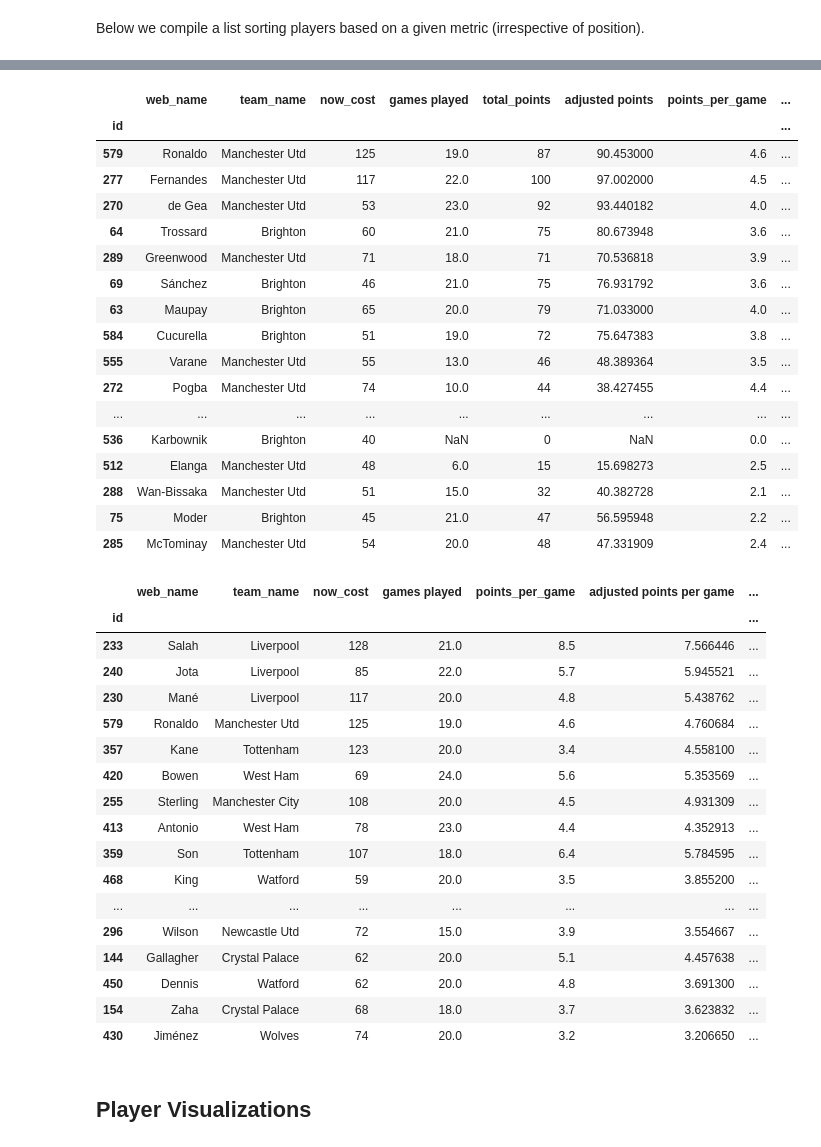
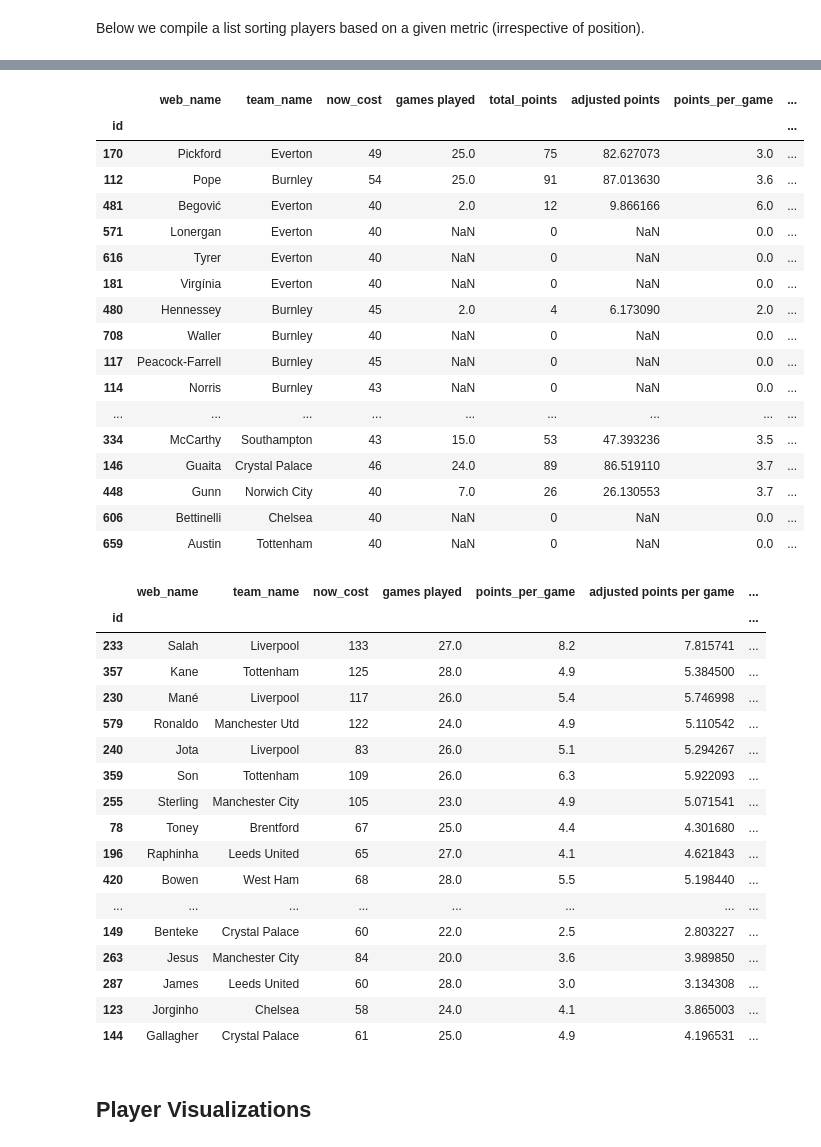
Before and after one commit to jaksticks/Fantasy-Premier-League, a Jupyter notebook: season21_22/notebooks/4. playerEvaluation.ipynb, the cells around one changed output, grey strips where cells are left out. Cells and saved outputs as stored; diff of their text form; code cells hidden in the pictures.

```diff
--- a/season21_22/notebooks/4. playerEvaluation.ipynb
+++ b/season21_22/notebooks/4. playerEvaluation.ipynb
@@ -4,7 +4,7 @@
 Here we compare players based on their adjusted points. Also, we calculate some useful metrics using the adjusted points to further evaluate player performance in FPL.
 # %%
 # recent gameweek
-gameweek = 24
+gameweek = 30
 # %%
 # import basic libraries
 import pandas as pd
@@ -241,29 +241,29 @@ display(df[minGames].sort_values(by=[metric], ascending=False)[['web_name','team
 # %%
 metric = f'gameweek {gameweek+1} prediction'
-#metric = f'xPoints_next10'
+#metric = 'xPoints_next10'
 
-display(df.sort_values(by=[metric], ascending=False)[['web_name','team_name','now_cost',\
+display(df[goalkeepers].sort_values(by=[metric], ascending=False)[['web_name','team_name','now_cost',\
           'games played','total_points','adjusted points','points_per_game','adjusted points per game',metric,\
                                                   'valuePoints metric']].head(numberToShow))
 # %% [output]
 |  | web_name | team_name | now_cost | games played | total_points | adjusted points | points_per_game | ... |
 | id |  |  |  |  |  |  |  | ... |
-| 579 | Ronaldo | Manchester Utd | 125 | 19.0 | 87 | 90.453000 | 4.6 | ... |
-| 277 | Fernandes | Manchester Utd | 117 | 22.0 | 100 | 97.002000 | 4.5 | ... |
-| 270 | de Gea | Manchester Utd | 53 | 23.0 | 92 | 93.440182 | 4.0 | ... |
-| 64 | Trossard | Brighton | 60 | 21.0 | 75 | 80.673948 | 3.6 | ... |
-| 289 | Greenwood | Manchester Utd | 71 | 18.0 | 71 | 70.536818 | 3.9 | ... |
-| 69 | Sánchez | Brighton | 46 | 21.0 | 75 | 76.931792 | 3.6 | ... |
-| 63 | Maupay | Brighton | 65 | 20.0 | 79 | 71.033000 | 4.0 | ... |
-| 584 | Cucurella | Brighton | 51 | 19.0 | 72 | 75.647383 | 3.8 | ... |
-| 555 | Varane | Manchester Utd | 55 | 13.0 | 46 | 48.389364 | 3.5 | ... |
-| 272 | Pogba | Manchester Utd | 74 | 10.0 | 44 | 38.427455 | 4.4 | ... |
+| 170 | Pickford | Everton | 49 | 25.0 | 75 | 82.627073 | 3.0 | ... |
+| 112 | Pope | Burnley | 54 | 25.0 | 91 | 87.013630 | 3.6 | ... |
+| 481 | Begović | Everton | 40 | 2.0 | 12 | 9.866166 | 6.0 | ... |
+| 571 | Lonergan | Everton | 40 | NaN | 0 | NaN | 0.0 | ... |
+| 616 | Tyrer | Everton | 40 | NaN | 0 | NaN | 0.0 | ... |
+| 181 | Virgínia | Everton | 40 | NaN | 0 | NaN | 0.0 | ... |
+| 480 | Hennessey | Burnley | 45 | 2.0 | 4 | 6.173090 | 2.0 | ... |
+| 708 | Waller | Burnley | 40 | NaN | 0 | NaN | 0.0 | ... |
+| 117 | Peacock-Farrell | Burnley | 45 | NaN | 0 | NaN | 0.0 | ... |
+| 114 | Norris | Burnley | 43 | NaN | 0 | NaN | 0.0 | ... |
 | ... | ... | ... | ... | ... | ... | ... | ... | ... |
-| 536 | Karbownik | Brighton | 40 | NaN | 0 | NaN | 0.0 | ... |
-| 512 | Elanga | Manchester Utd | 48 | 6.0 | 15 | 15.698273 | 2.5 | ... |
-| 288 | Wan-Bissaka | Manchester Utd | 51 | 15.0 | 32 | 40.382728 | 2.1 | ... |
-| 75 | Moder | Brighton | 45 | 21.0 | 47 | 56.595948 | 2.2 | ... |
-| 285 | McTominay | Manchester Utd | 54 | 20.0 | 48 | 47.331909 | 2.4 | ... |
+| 334 | McCarthy | Southampton | 43 | 15.0 | 53 | 47.393236 | 3.5 | ... |
+| 146 | Guaita | Crystal Palace | 46 | 24.0 | 89 | 86.519110 | 3.7 | ... |
+| 448 | Gunn | Norwich City | 40 | 7.0 | 26 | 26.130553 | 3.7 | ... |
+| 606 | Bettinelli | Chelsea | 40 | NaN | 0 | NaN | 0.0 | ... |
+| 659 | Austin | Tottenham | 40 | NaN | 0 | NaN | 0.0 | ... |
 # %%
 metric = 'xG'
 
@@ -273,22 +273,22 @@ display(df.sort_values(by=[metric], ascending=False)[['web_name','team_name','no
 # %% [output]
 |  | web_name | team_name | now_cost | games played | points_per_game | adjusted points per game | ... |
 | id |  |  |  |  |  |  | ... |
-| 233 | Salah | Liverpool | 128 | 21.0 | 8.5 | 7.566446 | ... |
-| 240 | Jota | Liverpool | 85 | 22.0 | 5.7 | 5.945521 | ... |
-| 230 | Mané | Liverpool | 117 | 20.0 | 4.8 | 5.438762 | ... |
-| 579 | Ronaldo | Manchester Utd | 125 | 19.0 | 4.6 | 4.760684 | ... |
-| 357 | Kane | Tottenham | 123 | 20.0 | 3.4 | 4.558100 | ... |
-| 420 | Bowen | West Ham | 69 | 24.0 | 5.6 | 5.353569 | ... |
-| 255 | Sterling | Manchester City | 108 | 20.0 | 4.5 | 4.931309 | ... |
-| 413 | Antonio | West Ham | 78 | 23.0 | 4.4 | 4.352913 | ... |
-| 359 | Son | Tottenham | 107 | 18.0 | 6.4 | 5.784595 | ... |
-| 468 | King | Watford | 59 | 20.0 | 3.5 | 3.855200 | ... |
+| 233 | Salah | Liverpool | 133 | 27.0 | 8.2 | 7.815741 | ... |
+| 357 | Kane | Tottenham | 125 | 28.0 | 4.9 | 5.384500 | ... |
+| 230 | Mané | Liverpool | 117 | 26.0 | 5.4 | 5.746998 | ... |
+| 579 | Ronaldo | Manchester Utd | 122 | 24.0 | 4.9 | 5.110542 | ... |
+| 240 | Jota | Liverpool | 83 | 26.0 | 5.1 | 5.294267 | ... |
+| 359 | Son | Tottenham | 109 | 26.0 | 6.3 | 5.922093 | ... |
+| 255 | Sterling | Manchester City | 105 | 23.0 | 4.9 | 5.071541 | ... |
+| 78 | Toney | Brentford | 67 | 25.0 | 4.4 | 4.301680 | ... |
+| 196 | Raphinha | Leeds United | 65 | 27.0 | 4.1 | 4.621843 | ... |
+| 420 | Bowen | West Ham | 68 | 28.0 | 5.5 | 5.198440 | ... |
 | ... | ... | ... | ... | ... | ... | ... | ... |
-| 296 | Wilson | Newcastle Utd | 72 | 15.0 | 3.9 | 3.554667 | ... |
-| 144 | Gallagher | Crystal Palace | 62 | 20.0 | 5.1 | 4.457638 | ... |
-| 450 | Dennis | Watford | 62 | 20.0 | 4.8 | 3.691300 | ... |
-| 154 | Zaha | Crystal Palace | 68 | 18.0 | 3.7 | 3.623832 | ... |
-| 430 | Jiménez | Wolves | 74 | 20.0 | 3.2 | 3.206650 | ... |
+| 149 | Benteke | Crystal Palace | 60 | 22.0 | 2.5 | 2.803227 | ... |
+| 263 | Jesus | Manchester City | 84 | 20.0 | 3.6 | 3.989850 | ... |
+| 287 | James | Leeds United | 60 | 28.0 | 3.0 | 3.134308 | ... |
+| 123 | Jorginho | Chelsea | 58 | 24.0 | 4.1 | 3.865003 | ... |
+| 144 | Gallagher | Crystal Palace | 61 | 25.0 | 4.9 | 4.196531 | ... |
 # %% [markdown]
 ## Player Visualizations
 # %%
```
Also changed, not shown: parts of 8 cells of this notebook, 21 other files.
